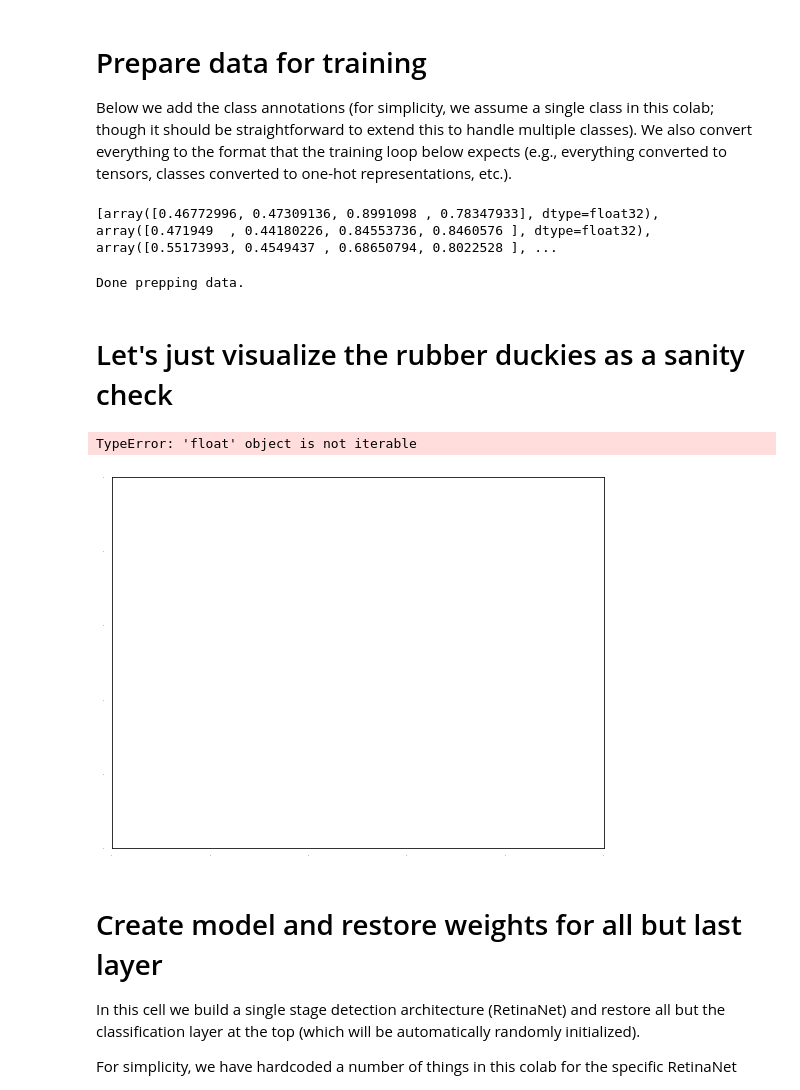
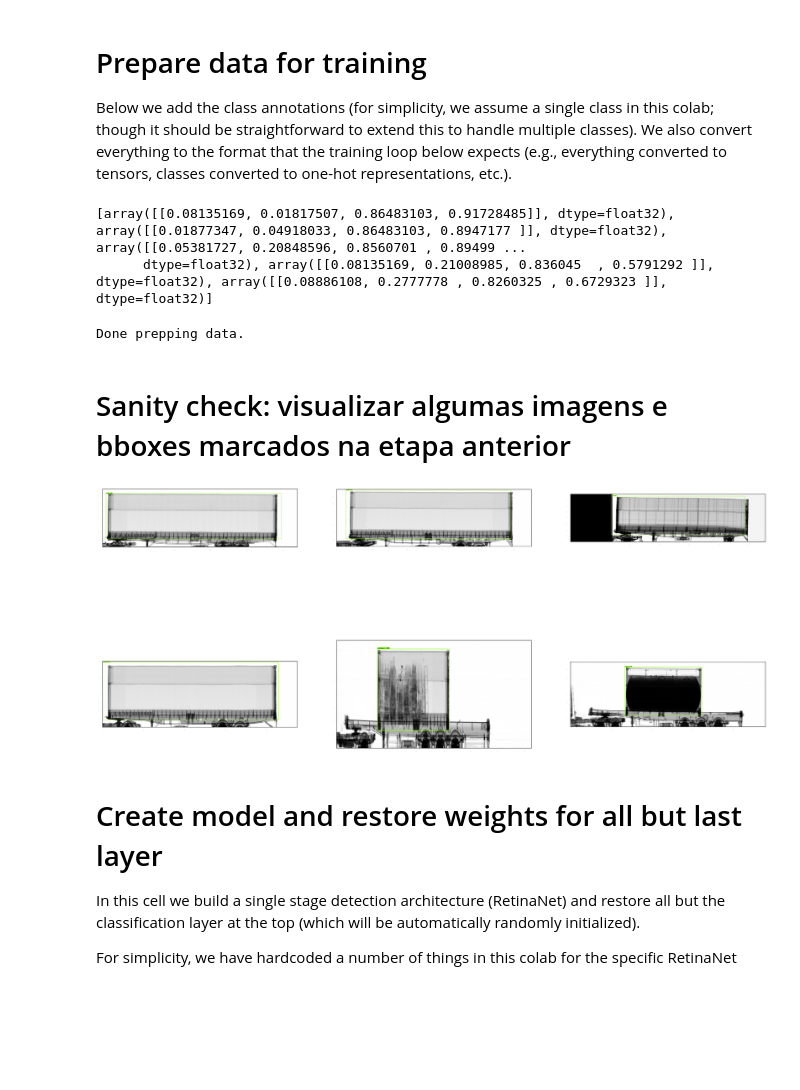
Before and after one commit to EvertonColombo/ajna_bbox, a Jupyter notebook: notebooks/eager_few_shot_od_training_tf2.ipynb, the cells around one changed output. Drawn from its saved outputs; the diff is of its cells as text; code cells hidden in the pictures; blank space fills up the shorter version.

```diff
--- a/notebooks/eager_few_shot_od_training_tf2.ipynb
+++ b/notebooks/eager_few_shot_od_training_tf2.ipynb
@@ -98,10 +110,15 @@ def load_labels(arquivo):
     labels = []
     with open(arquivo) as labels_in:
         line = labels_in.readline()
-        # print(line)
-        c, x, y, h, w = map(float, line.split())
-        labels.append(np.array([x, y, h, w], dtype=np.float32))
-    return labels
+        c, xcen, ycen, w, h = map(float, line.split())
+        x1 = xcen - w / 2
+        x2 = xcen + w / 2
+        y1 = ycen - h / 2
+        y2 = ycen + h / 2
+        labels.append([y1, x1, y2, x2])
+        print(arquivo, y1, x1, y2, x2)
+        print('Centro (x, y, w, h):', xcen, ycen, w, h)
+    return np.array(labels, dtype=np.float32)
 # %% [markdown]
 # Ajna bbox data
 
@@ -143,5 +172,6 @@ loop below expects (e.g., everything converted to tensors, classes converted to
 # %%
 print(gt_boxes)
 # %% [output]
-[array([0.46772996, 0.47309136, 0.8991098 , 0.78347933], dtype=float32), array([0.471949  , 0.44180226, 0.84553736, 0.8460576 ], dtype=float32), array([0.55173993, 0.4549437 , 0.68650794, 0.8022528 ], ...
+[array([[0.08135169, 0.01817507, 0.86483103, 0.91728485]], dtype=float32), array([[0.01877347, 0.04918033, 0.86483103, 0.8947177 ]], dtype=float32), array([[0.05381727, 0.20848596, 0.8560701 , 0.89499 ...
+      dtype=float32), array([[0.08135169, 0.21008985, 0.836045  , 0.5791292 ]], dtype=float32), array([[0.08886108, 0.2777778 , 0.8260325 , 0.6729323 ]], dtype=float32)]
 # %%
@@ -175,23 +197,22 @@ for (train_image_np, gt_box_np) in zip(
 print('Done prepping data.')
 # %% [output]
 Done prepping data.
-# %% [markdown]
-# Let's just visualize the rubber duckies as a sanity check
+# %% [markdown]
+# Sanity check: visualizar algumas imagens e bboxes marcados na etapa anterior
 # %%
 dummy_scores = np.array([1.0], dtype=np.float32)  # give boxes a score of 100%
 
 plt.figure(figsize=(30, 15))
-for idx in range(5):
+for idx in range(6):
   plt.subplot(2, 3, idx+1)
   plot_detections(
       train_images_np[idx],
       gt_boxes[idx],
       np.ones(shape=[gt_boxes[idx].shape[0]], dtype=np.int32),
       dummy_scores, category_index)
 plt.show()
 # %% [output]
-TypeError: 'float' object is not iterable
-[figure, old version]
+[figure, new version]
 # %% [markdown]
 # Create model and restore weights for all but last layer
 
```
Also changed, not shown: parts of 19 cells of this notebook, 10 other files.
